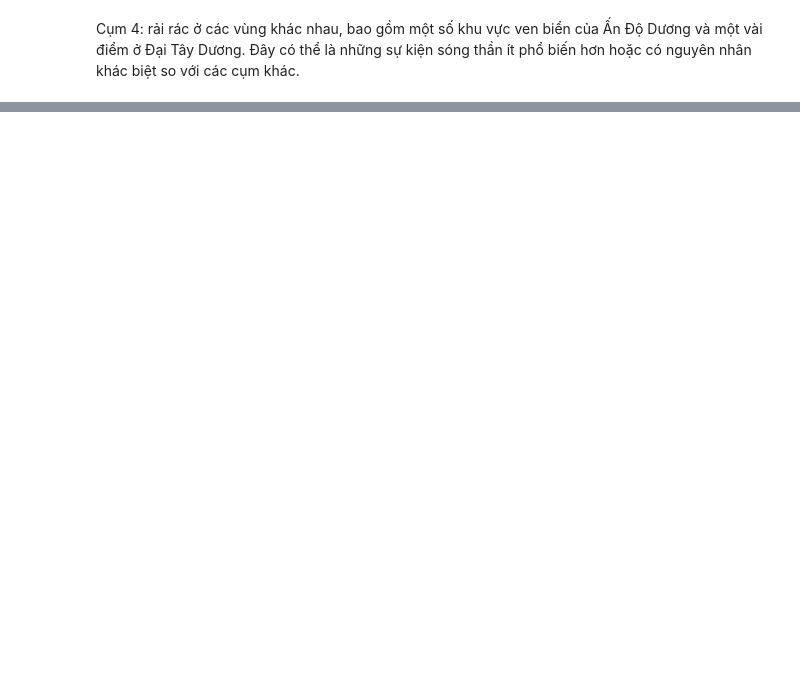
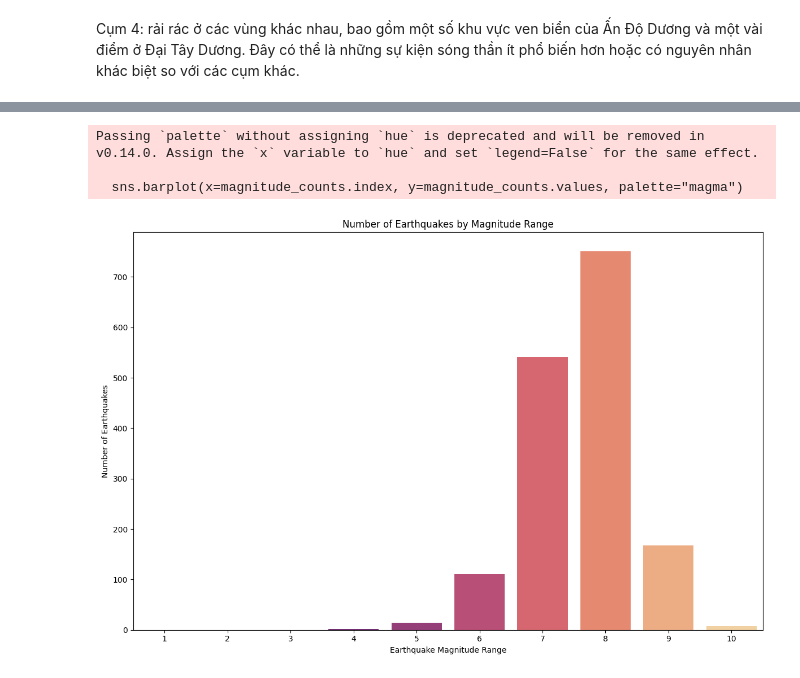
Before and after one commit to PhamThuyDung-GitHub/Smart-Decision, a Jupyter notebook: Tsunami_code.ipynb, the cells around one changed output, grey strips where cells are left out. Cells and saved outputs as stored; diff of their text form; code cells hidden in the pictures; blank space fills up the shorter version.

```diff
--- a/Tsunami_code.ipynb
+++ b/Tsunami_code.ipynb
@@ -315,0 +457,33 @@ Cụm 4: rải rác ở các vùng khác nhau, bao gồm một số khu vực ve
+# %%
+# Drop rows with missing 'Earthquake Magnitude' values
+tsunami = tsunami.dropna(subset=['Earthquake Magnitude'])
+
+# Define the bin edges for magnitude ranges
+bins = [0, 1, 2, 3, 4, 5, 6, 7, 8, 9, 10]
+labels = ['1', '2', '3', '4', '5', '6', '7', '8', '9', '10']
+
+# Bin the earthquake magnitudes
+tsunami['Magnitude Bin'] = pd.cut(tsunami['Earthquake Magnitude'], bins=bins, labels=labels, right=False)
+
+# Count the number of earthquakes in each bin
+magnitude_counts = tsunami['Magnitude Bin'].value_counts().sort_index()
+
+# Create the bar plot
+plt.figure(figsize=(12, 8))
+sns.barplot(x=magnitude_counts.index, y=magnitude_counts.values, palette="magma")
+
+# Add labels and title
+plt.xlabel('Earthquake Magnitude Range')
+plt.ylabel('Number of Earthquakes')
+plt.title('Number of Earthquakes by Magnitude Range')
+
+# Adjust layout for better readability
+plt.tight_layout()
+
+# Show the plot
+plt.show()
+# %% [output]
+Passing `palette` without assigning `hue` is deprecated and will be removed in v0.14.0. Assign the `x` variable to `hue` and set `legend=False` for the same effect.
+
+  sns.barplot(x=magnitude_counts.index, y=magnitude_counts.values, palette="magma")
+[figure, added]
```
Also changed, not shown: parts of 24 cells of this notebook.
